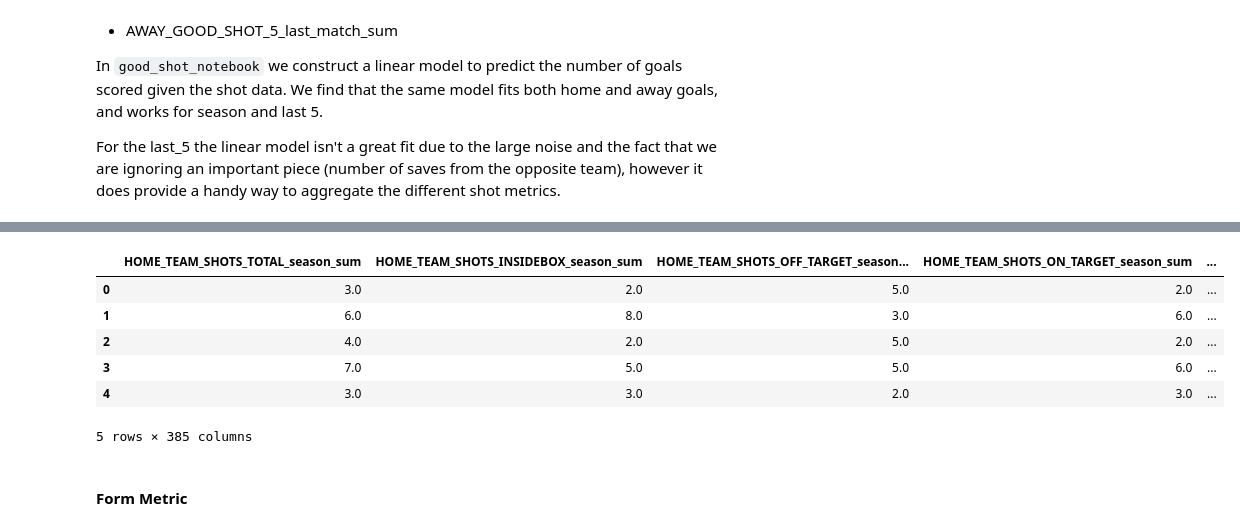
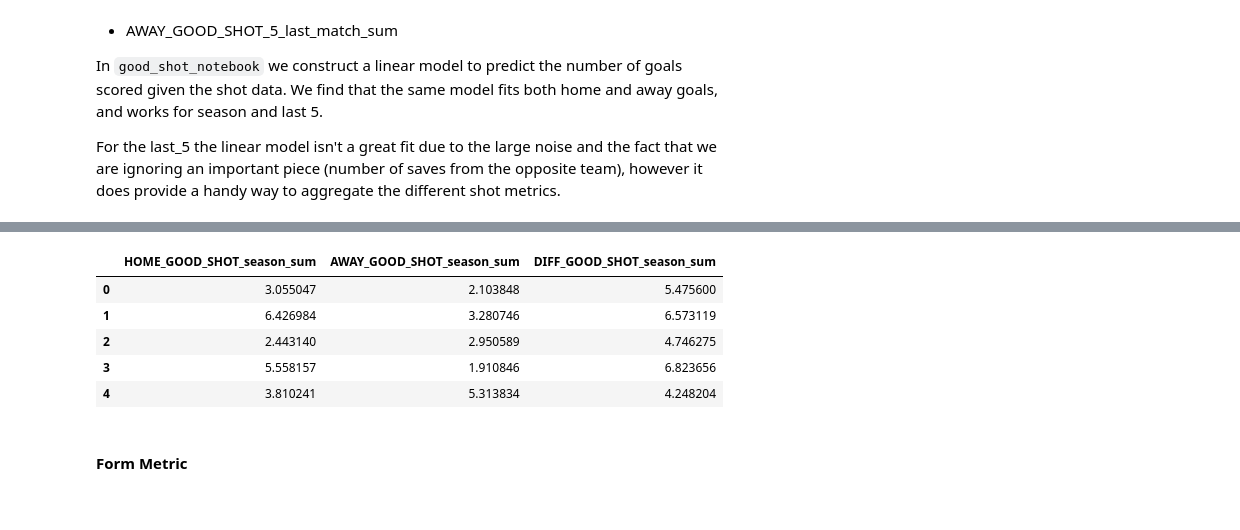
Before and after one commit to DomincDootson/Football_Game_Prediction, a Jupyter notebook: Exploratory_Data_Analysis.ipynb, the cells around one changed output, grey strips where cells are left out. Drawn from its saved outputs; the diff is of its cells as text; code cells hidden in the pictures.

```diff
--- a/Exploratory_Data_Analysis.ipynb
+++ b/Exploratory_Data_Analysis.ipynb
@@ -649,3 +660,12 @@ For the last_5 the linear model isn't a great fit due to the large noise and the
+# %%
+with open('Good_Shot_Feature/good_shot_model.pkl', 'rb') as file:
+    good_shot_model = pickle.load(file)
 # %%
-train_good_shot = pd.read_csv('good_shot_metric/training_good_shot.csv')
-train_good_shot.head()
+def get_good_shot_col(cols, HorA, Sor5):
+    return [c for c in cols if (HorA in c and Sor5 in c and 'SHOT' in c and 'sum' in c)]
+
+home_shot_season = get_good_shot_col(train_full.columns, 'HOME', 'season')
+home_shot_5 = get_good_shot_col(train_full.columns, 'HOME', '5_last_match')
+
+away_shot_season = get_good_shot_col(train_full.columns, 'AWAY', 'season')
+away_shot_5 = get_good_shot_col(train_full.columns, 'AWAY', '5_last_match')
@@ -659,15 +672,21 @@ train_good_shot.head()
+# %%
+train_full['HOME_GOOD_SHOT_season_sum'] = good_shot_model.predict(train_full[home_shot_season])
+train_full['HOME_GOOD_SHOT_5_last_match_sum'] = good_shot_model.predict(train_full[home_shot_5])
+train_full['AWAY_GOOD_SHOT_season_sum'] = good_shot_model.predict(train_full[away_shot_season])
+train_full['AWAY_GOOD_SHOT_5_last_match_sum'] = good_shot_model.predict(train_full[away_shot_5])
+# %%
+train_full['DIFF_GOOD_SHOT_season_sum'] = train_full['HOME_GOOD_SHOT_season_sum'] - train_full['AWAY_GOOD_SHOT_season_sum']
+train_full['DIFF_GOOD_SHOT_5_last_match_sum'] = train_full['HOME_GOOD_SHOT_5_last_match_sum'] - train_full['AWAY_GOOD_SHOT_5_last_match_sum']
 # %%
-train_full = pd.concat([train_full,train_good_shot],join='inner',axis=1)
-# print(train_data.columns(), sep='\n')
-train_full.head()
+train_full = pd.DataFrame(scaler.fit_transform(train_full), columns = train_full.columns)
+train_full[['HOME_GOOD_SHOT_season_sum', 'AWAY_GOOD_SHOT_season_sum', 'DIFF_GOOD_SHOT_season_sum']].head()
 # %% [output]
-|  | HOME_TEAM_SHOTS_TOTAL_season_sum | HOME_TEAM_SHOTS_INSIDEBOX_season_sum | HOME_TEAM_SHOTS_OFF_TARGET_season... | HOME_TEAM_SHOTS_ON_TARGET_season_sum | ... |
-| 0 | 3.0 | 2.0 | 5.0 | 2.0 | ... |
-| 1 | 6.0 | 8.0 | 3.0 | 6.0 | ... |
-| 2 | 4.0 | 2.0 | 5.0 | 2.0 | ... |
-| 3 | 7.0 | 5.0 | 5.0 | 6.0 | ... |
-| 4 | 3.0 | 3.0 | 2.0 | 3.0 | ... |
+|  | HOME_GOOD_SHOT_season_sum | AWAY_GOOD_SHOT_season_sum | DIFF_GOOD_SHOT_season_sum |
+| 0 | 3.055047 | 2.103848 | 5.475600 |
+| 1 | 6.426984 | 3.280746 | 6.573119 |
+| 2 | 2.443140 | 2.950589 | 4.746275 |
+| 3 | 5.558157 | 1.910846 | 6.823656 |
+| 4 | 3.810241 | 5.313834 | 4.248204 |
-5 rows × 385 columns
 # %% [markdown]
 #### Form Metric
 # %% [markdown]
```
Also changed, not shown: parts of 22 cells of this notebook, 33 other files.
